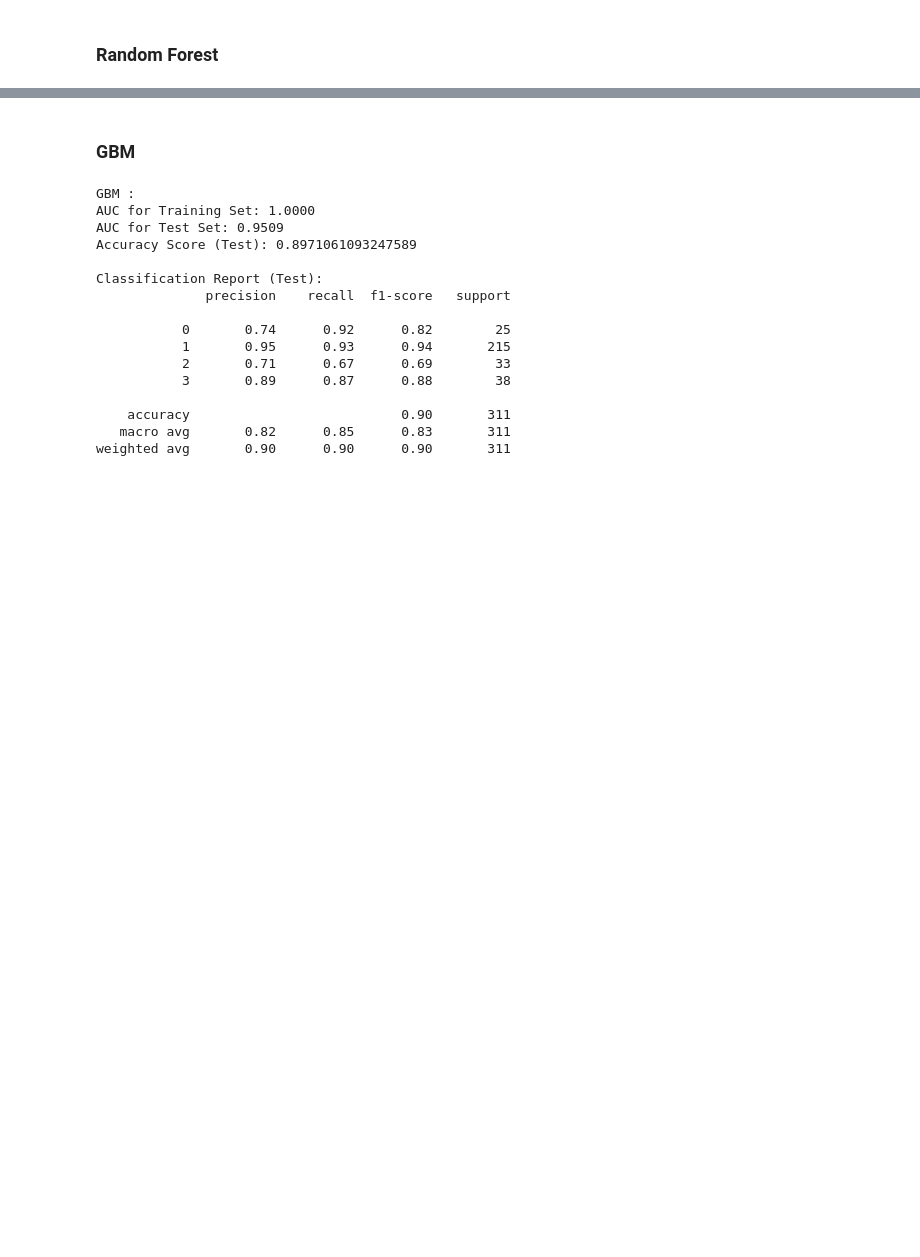
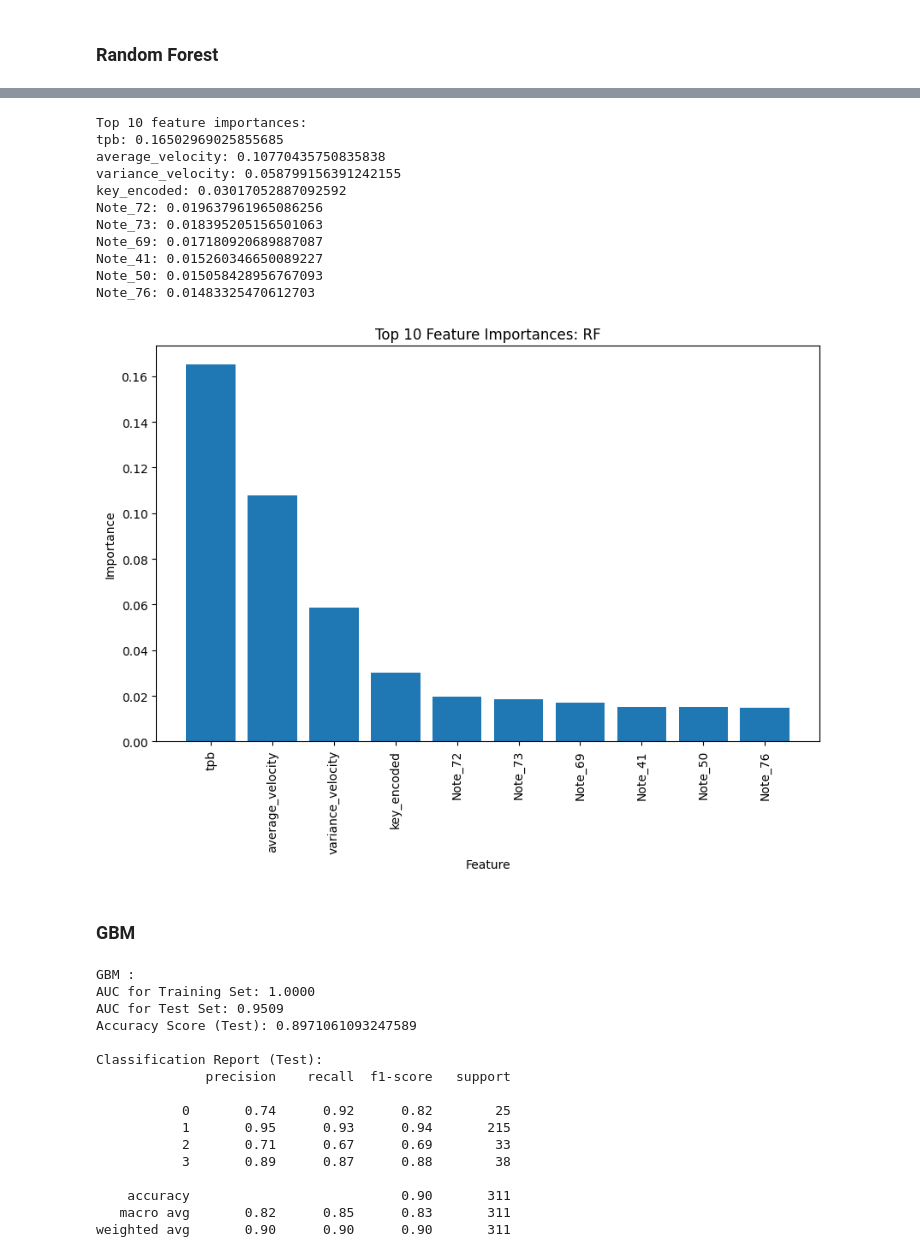
Before and after one commit to dBartMasters/sfl-challenge, a Jupyter notebook: explore_nb_mido.ipynb, the cells around one changed output, grey strips where cells are left out. Drawn from its saved outputs; the diff is of its cells as text; code cells hidden in the pictures; blank space fills up the shorter version.

```diff
--- a/explore_nb_mido.ipynb
+++ b/explore_nb_mido.ipynb
@@ -239,3 +360,18 @@ model_eval("Random Forest", y_train, y_pred_train_rf, y_proba_train_rf, y_test,
+# %%
+rf_importances = top_feat(rf_classifier, "RF", X_train, n=10)
+# %% [output]
+Top 10 feature importances:
+tpb: 0.16502969025855685
+average_velocity: 0.10770435750835838
+variance_velocity: 0.058799156391242155
+key_encoded: 0.03017052887092592
+Note_72: 0.019637961965086256
+Note_73: 0.018395205156501063
+Note_69: 0.017180920689887087
+Note_41: 0.015260346650089227
+Note_50: 0.015058428956767093
+Note_76: 0.01483325470612703
+[figure, added]
 # %% [markdown]
 ### GBM
 # %%
```
Also changed, not shown: parts of 15 cells of this notebook.
